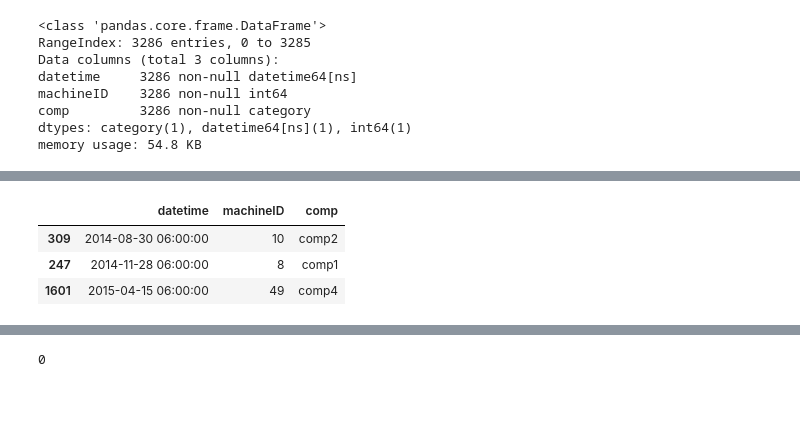
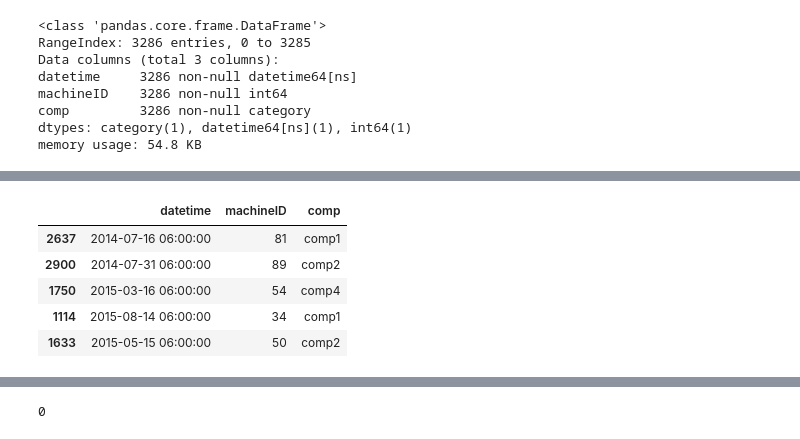
Before and after one commit to 55thSwiss/Kaggle, a Jupyter notebook: MPred/MPred_v3.ipynb, the cells around one changed output, grey strips where cells are left out. Saved outputs shown, nothing was run; the diff lists cells and outputs as text; code cells hidden in the pictures; blank space fills up the shorter version.

```diff
--- a/MPred/MPred_v3.ipynb
+++ b/MPred/MPred_v3.ipynb
@@ -308,8 +300,11 @@ maintenanceData.describe()
-# %%
-maintenanceData.sample(3)
-# %% [output]
-|  | datetime | machineID | comp |
-| 309 | 2014-08-30 06:00:00 | 10 | comp2 |
-| 247 | 2014-11-28 06:00:00 | 8 | comp1 |
-| 1601 | 2015-04-15 06:00:00 | 49 | comp4 |
+# %%
+# take a look at some data
+maintenanceData.sample(5)
+# %% [output]
+|  | datetime | machineID | comp |
+| 2637 | 2014-07-16 06:00:00 | 81 | comp1 |
+| 2900 | 2014-07-31 06:00:00 | 89 | comp2 |
+| 1750 | 2015-03-16 06:00:00 | 54 | comp4 |
+| 1114 | 2015-08-14 06:00:00 | 34 | comp1 |
+| 1633 | 2015-05-15 06:00:00 | 50 | comp2 |
 # %%
```
Also changed, not shown: parts of 28 cells of this notebook.
